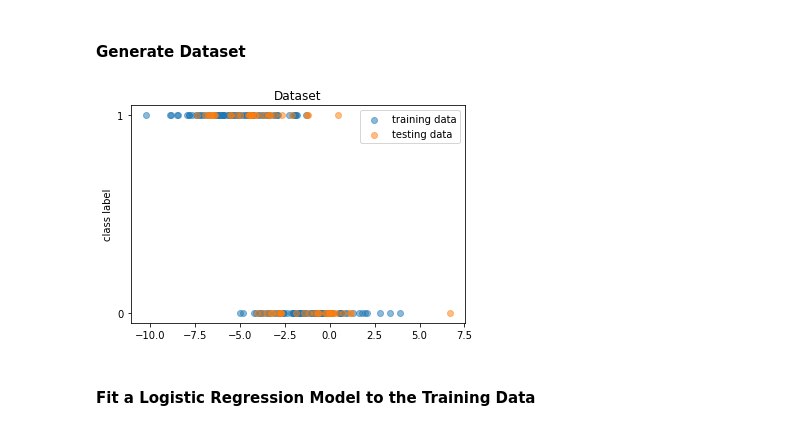
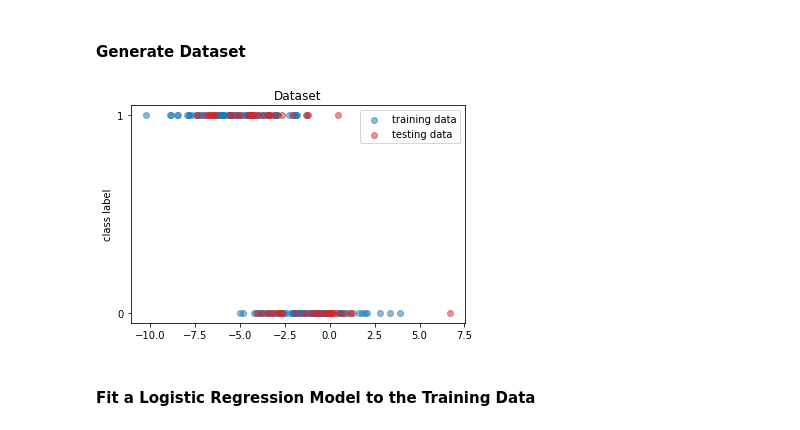
Before and after one commit to jacobdwatters/Machine-Learning-Basics, a Jupyter notebook: logistic_regression/01_logistic_regression_numpy.ipynb, the cells around one changed output. Drawn from its saved outputs; the diff is of its cells as text; code cells hidden in the pictures.

```diff
--- a/logistic_regression/01_logistic_regression_numpy.ipynb
+++ b/logistic_regression/01_logistic_regression_numpy.ipynb
@@ -86,35 +86,35 @@ test_size = 60
 
 np.random.seed(42)
 
 # Training dataset
 X_train1 = np.append(
       np.random.normal(-5, 2, train_size//2),
       np.random.normal(-1, 2, train_size//2)
     ).reshape(-1, 1)
 y_train1 = np.append(
       [1]*(train_size//2),
       [0]*(train_size//2)
     ).reshape(-1, 1)
 
 # Testing dataset
 X_test1 = np.append(
       np.random.normal(-5, 2, test_size//2),
       np.random.normal(-1, 2, test_size//2)
     ).reshape(-1, 1)
 y_test1 = np.append(
       [1]*(test_size//2),
       [0]*(test_size//2)
     ).reshape(-1, 1)
 
 plt.scatter(X_train1, y_train1, c='tab:blue', label='training data', alpha=0.5)
-plt.scatter(X_test1, y_test1, c='tab:orange', label='testing data', alpha=0.5)
+plt.scatter(X_test1, y_test1, c='tab:red', label='testing data', alpha=0.5)
 plt.title("Dataset")
 plt.yticks([0, 1])
 plt.ylabel('class label')
 plt.legend()
 plt.show()
 # %% [output]
-[figure, old version]
+[figure, new version]
 # %% [markdown]
 #### Fit a Logistic Regression Model to the Training Data
 # %%
```
Also changed, not shown: parts of 6 cells of this notebook.
